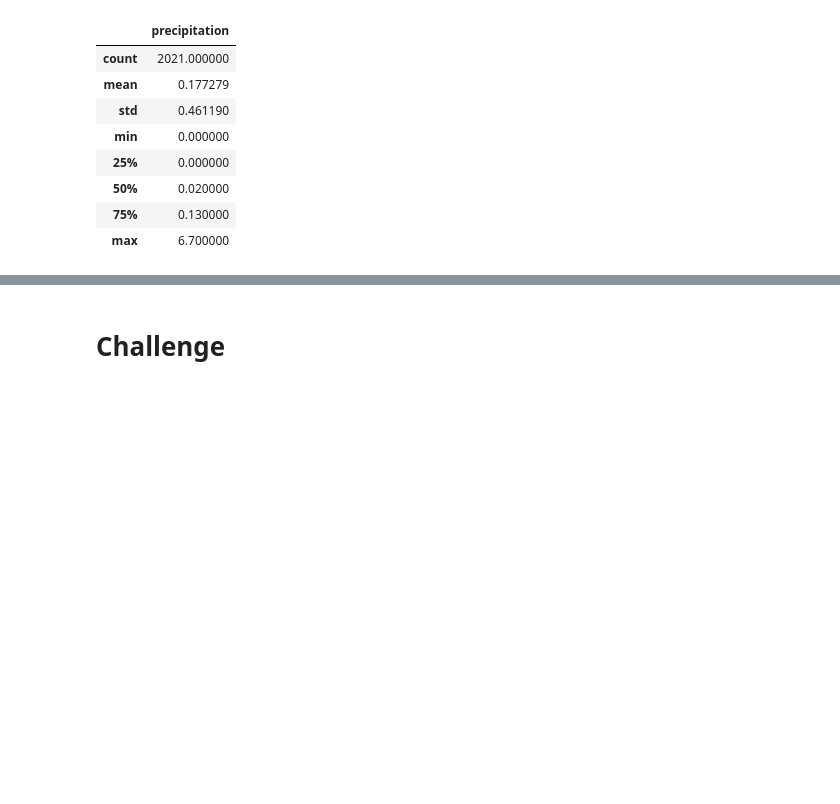
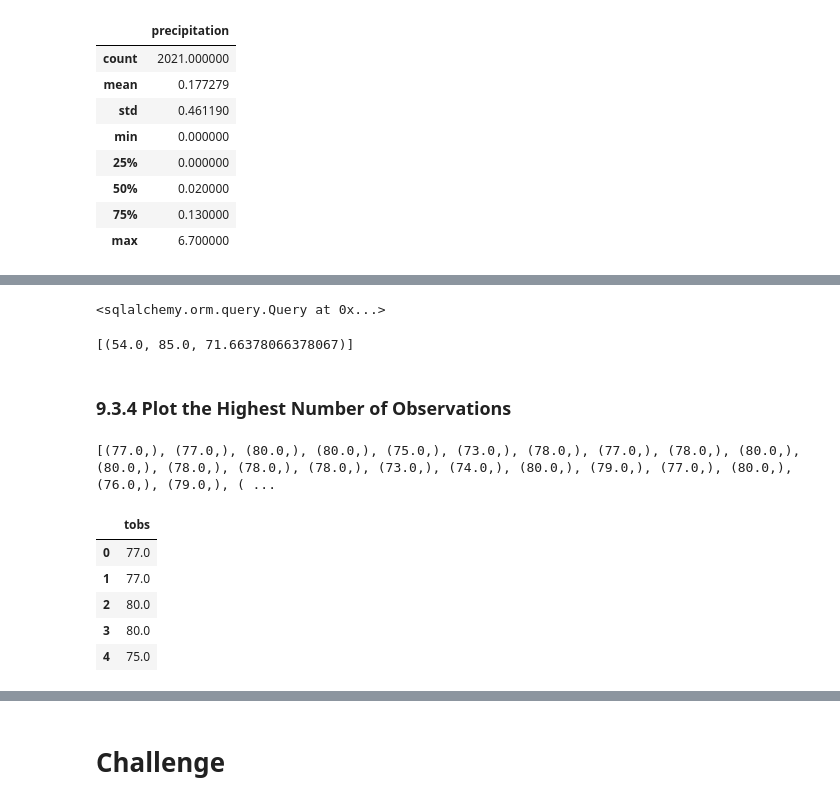
Before and after one commit to KdotGhai/surfs_up, a Jupyter notebook: climate_analysis.ipynb, the cells around one changed output, grey strips where cells are left out. Drawn from its saved outputs; the diff is of its cells as text; code cells hidden in the pictures; blank space fills up the shorter version.

```diff
--- a/climate_analysis.ipynb
+++ b/climate_analysis.ipynb
@@ -192,6 +237,21 @@ df.describe()
 # %%
 # Using the station id from the previous query, calculate the lowest temperature recorded,
 # highest temperature recorded, and average temperature most active station?
+
+#Base Query
+session.query(func.min(Measurement.tobs), func.max(Measurement.tobs), func.avg(Measurement.tobs))
+    ## the ".tobs" gives us total observations counts
+# %% [output]
+<sqlalchemy.orm.query.Query at 0x...>
+# %%
+# Find temp of MOST active station from list of data above: in this case it is:('USC00519281', 2772)
+
+session.query(func.min(Measurement.tobs), func.max(Measurement.tobs), func.avg(Measurement.tobs)).\
+filter(Measurement.station == 'USC00519281').all()
+# %% [output]
+[(54.0, 85.0, 71.66378066378067)]
+# %% [markdown]
+### 9.3.4 Plot the Highest Number of Observations
 # %%
 # Choose the station with the highest number of temperature observations.
 # Query the last 12 months of temperature observation data for this station and plot the results as a histogram
@@ -197,0 +261,15 @@ df.describe()
+# %%
+print(results)
+# %% [output]
+[(77.0,), (77.0,), (80.0,), (80.0,), (75.0,), (73.0,), (78.0,), (77.0,), (78.0,), (80.0,), (80.0,), (78.0,), (78.0,), (78.0,), (73.0,), (74.0,), (80.0,), (79.0,), (77.0,), (80.0,), (76.0,), (79.0,), ( ...
+# %%
+# Convert the Temperature Observation Results to a DataFrame
+temp_df = pd.DataFrame(results, columns=['tobs'])
+temp_df.head()
+# %% [output]
+|  | tobs |
+| 0 | 77.0 |
+| 1 | 77.0 |
+| 2 | 80.0 |
+| 3 | 80.0 |
+| 4 | 75.0 |
```
Also changed, not shown: parts of 13 cells of this notebook.
